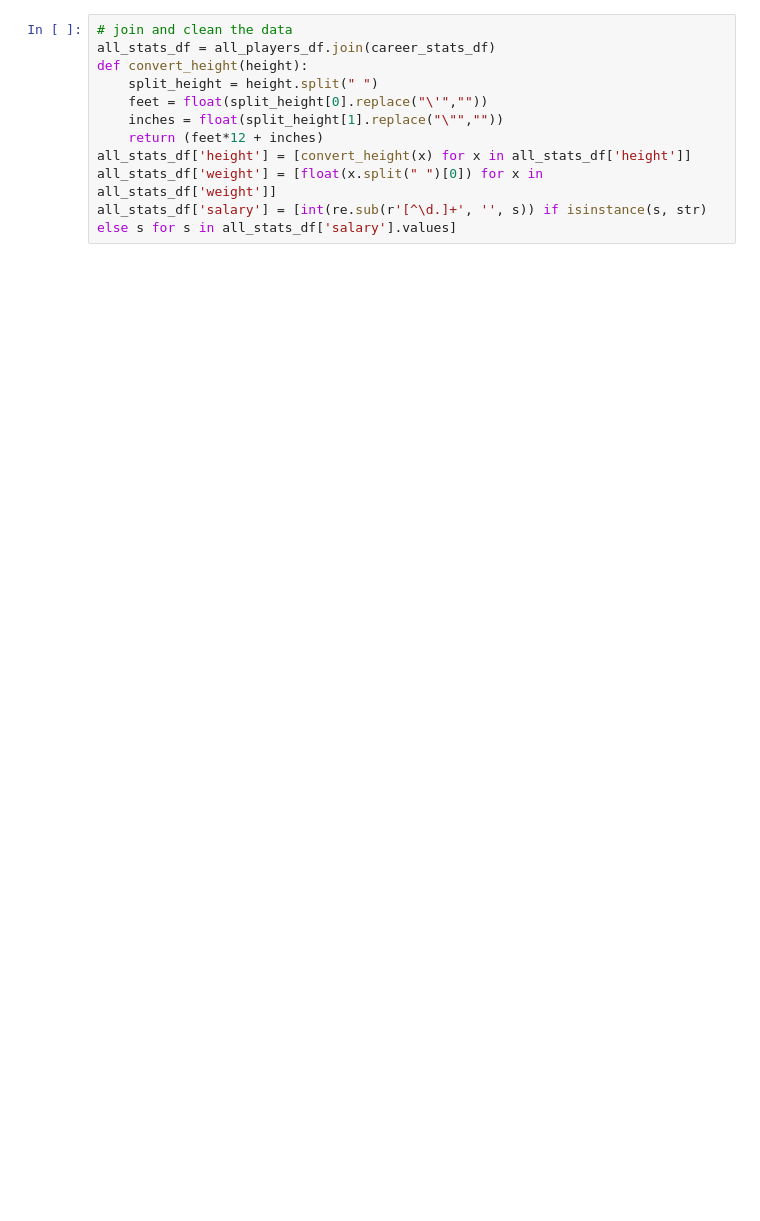
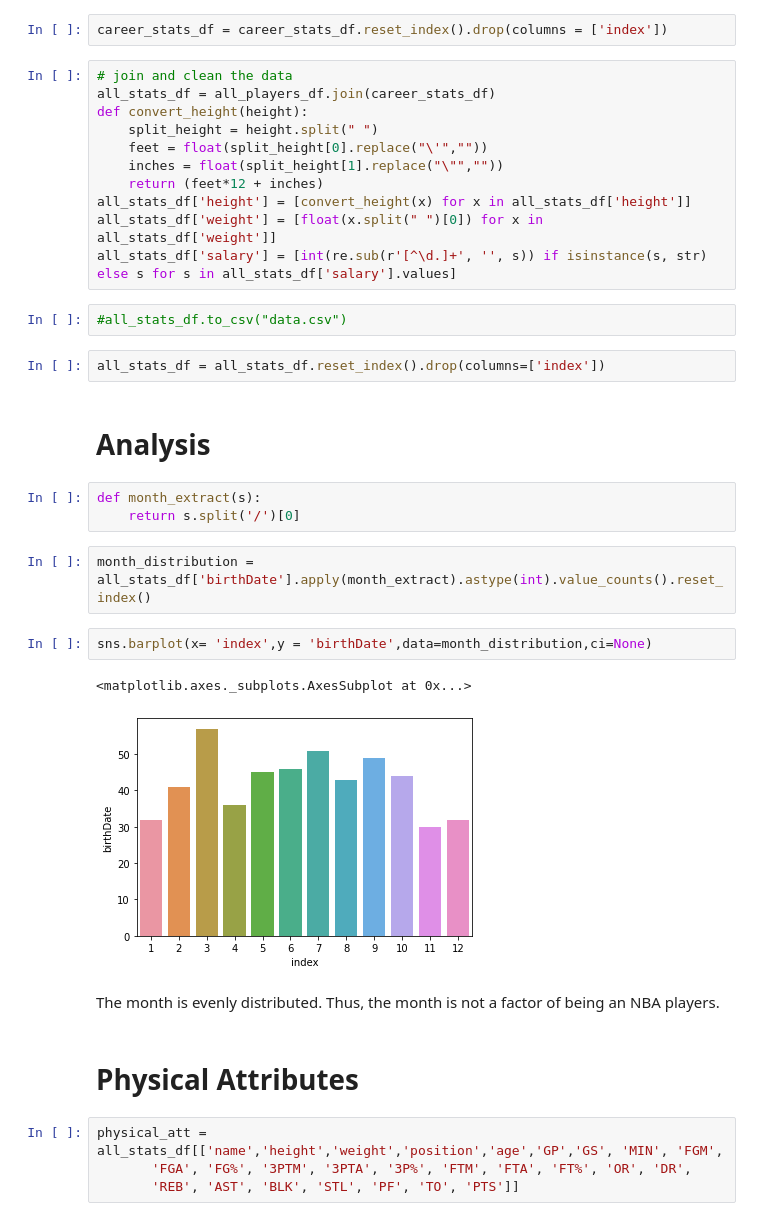
Before and after one commit to Mayer-Yang/NBA_Winner, a Jupyter notebook: Samara/nba.ipynb, the cells around one changed output. Saved outputs shown, nothing was run; the diff lists cells and outputs as text; blank space fills up the shorter version.

Commit message:
analysis

```diff
--- a/Samara/nba.ipynb
+++ b/Samara/nba.ipynb
@@ -85,3 +85,5 @@ career_stats_df
+# %%
+career_stats_df = career_stats_df.reset_index().drop(columns = ['index'])
 # %%
 # join and clean the data
 all_stats_df = all_players_df.join(career_stats_df)
@@ -93,3 +95,27 @@ def convert_height(height):
 all_stats_df['height'] = [convert_height(x) for x in all_stats_df['height']]
 all_stats_df['weight'] = [float(x.split(" ")[0]) for x in all_stats_df['weight']]
 all_stats_df['salary'] = [int(re.sub(r'[^\d.]+', '', s)) if isinstance(s, str) else s for s in all_stats_df['salary'].values]
+# %%
+#all_stats_df.to_csv("data.csv")
+# %%
+all_stats_df = all_stats_df.reset_index().drop(columns=['index'])
+# %% [markdown]
+# Analysis
+# %%
+def month_extract(s):
+    return s.split('/')[0]
+# %%
+month_distribution = all_stats_df['birthDate'].apply(month_extract).astype(int).value_counts().reset_index()
+# %%
+sns.barplot(x= 'index',y = 'birthDate',data=month_distribution,ci=None)
+# %% [output]
+<matplotlib.axes._subplots.AxesSubplot at 0x...>
+[figure, added]
+# %% [markdown]
+The month is evenly distributed. Thus, the month is not a factor of being an NBA players.
+# %% [markdown]
+# Physical Attributes
+# %%
+physical_att = all_stats_df[['name','height','weight','position','age','GP','GS', 'MIN', 'FGM',
+       'FGA', 'FG%', '3PTM', '3PTA', '3P%', 'FTM', 'FTA', 'FT%', 'OR', 'DR',
+       'REB', 'AST', 'BLK', 'STL', 'PF', 'TO', 'PTS']]
```
Also changed, not shown: parts of 33 cells of this notebook.
